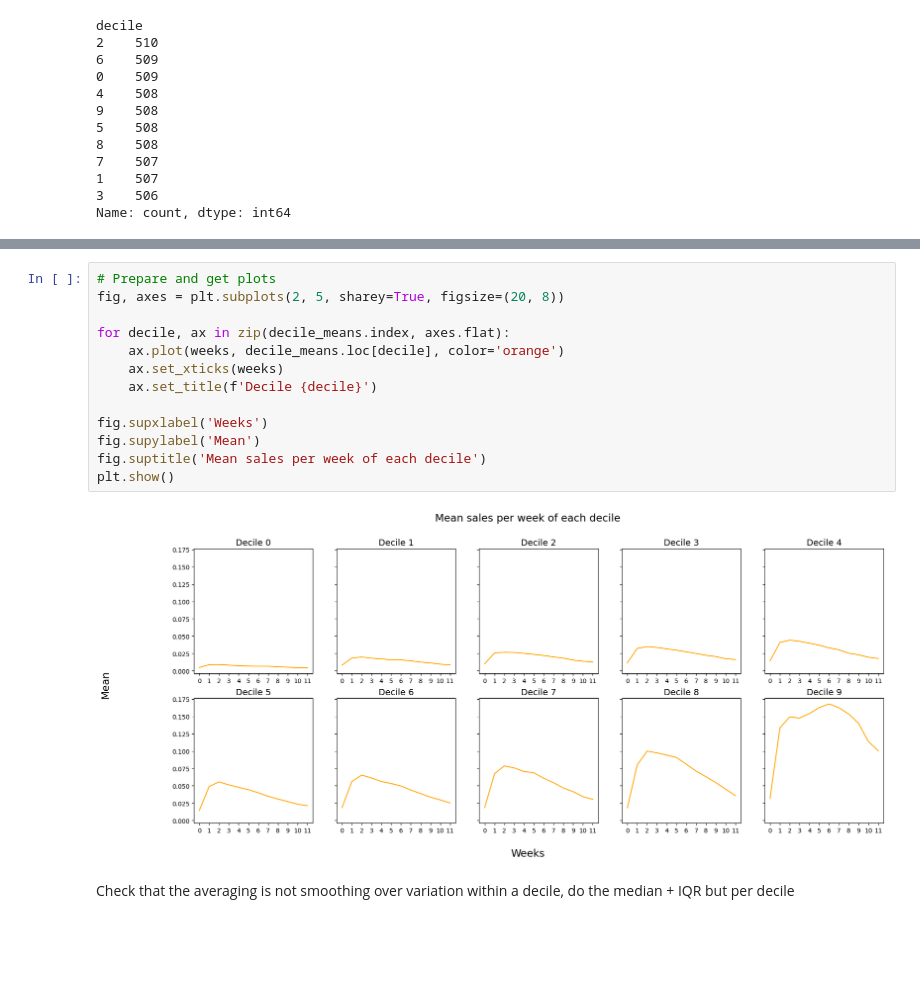
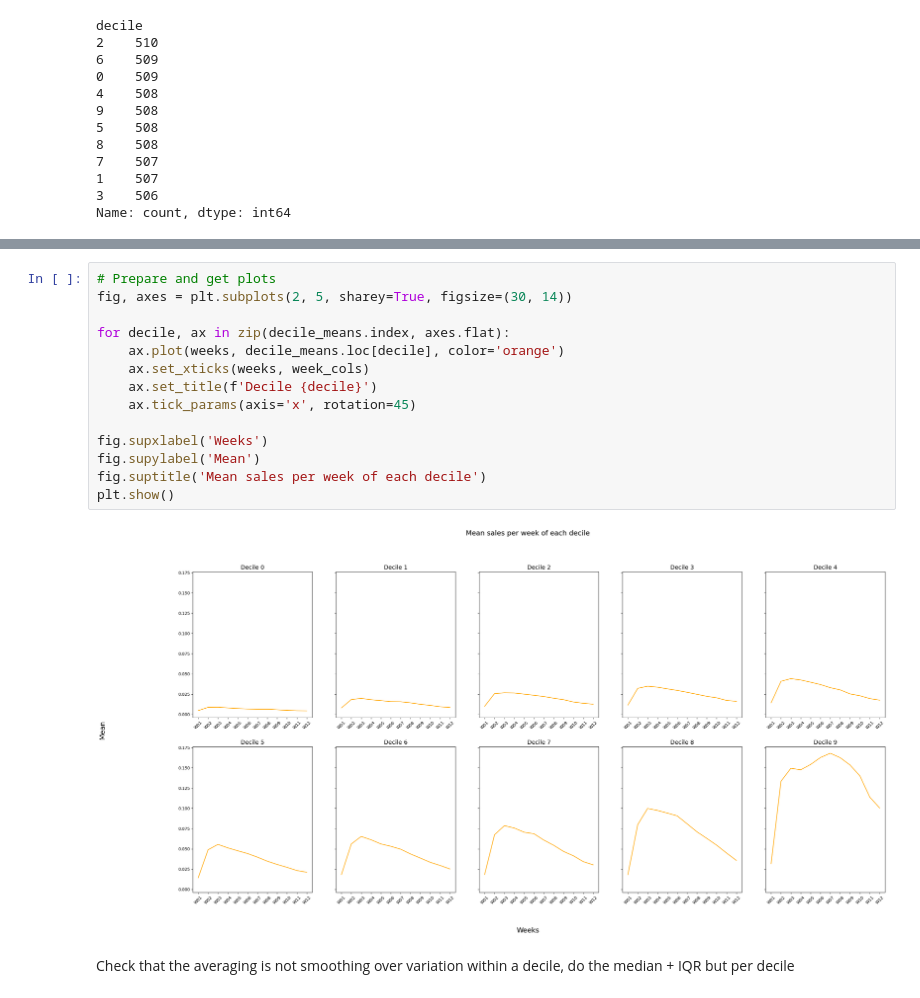
Before and after one commit to martadossantos/product-sales, a Jupyter notebook: sales.ipynb, the cells around one changed output, grey strips where cells are left out. Drawn from its saved outputs; the diff is of its cells as text; blank space fills up the shorter version.

```diff
--- a/sales.ipynb
+++ b/sales.ipynb
@@ -207,19 +219,20 @@ decile
 9       0.162573  0.153512  0.140071  0.113905  0.100469
 # %%
 # Prepare and get plots
-fig, axes = plt.subplots(2, 5, sharey=True, figsize=(20, 8))
+fig, axes = plt.subplots(2, 5, sharey=True, figsize=(30, 14))
 
 for decile, ax in zip(decile_means.index, axes.flat):
     ax.plot(weeks, decile_means.loc[decile], color='orange')
-    ax.set_xticks(weeks)
+    ax.set_xticks(weeks, week_cols)
     ax.set_title(f'Decile {decile}')
+    ax.tick_params(axis='x', rotation=45)
 
 fig.supxlabel('Weeks')
 fig.supylabel('Mean')
 fig.suptitle('Mean sales per week of each decile')
 plt.show()
 # %% [output]
-[figure, old version]
+[figure, new version]
 # %% [markdown]
 Check that the averaging is not smoothing over variation within a decile,
 do the median + IQR but per decile
```
Also changed, not shown: parts of 4 cells of this notebook.
